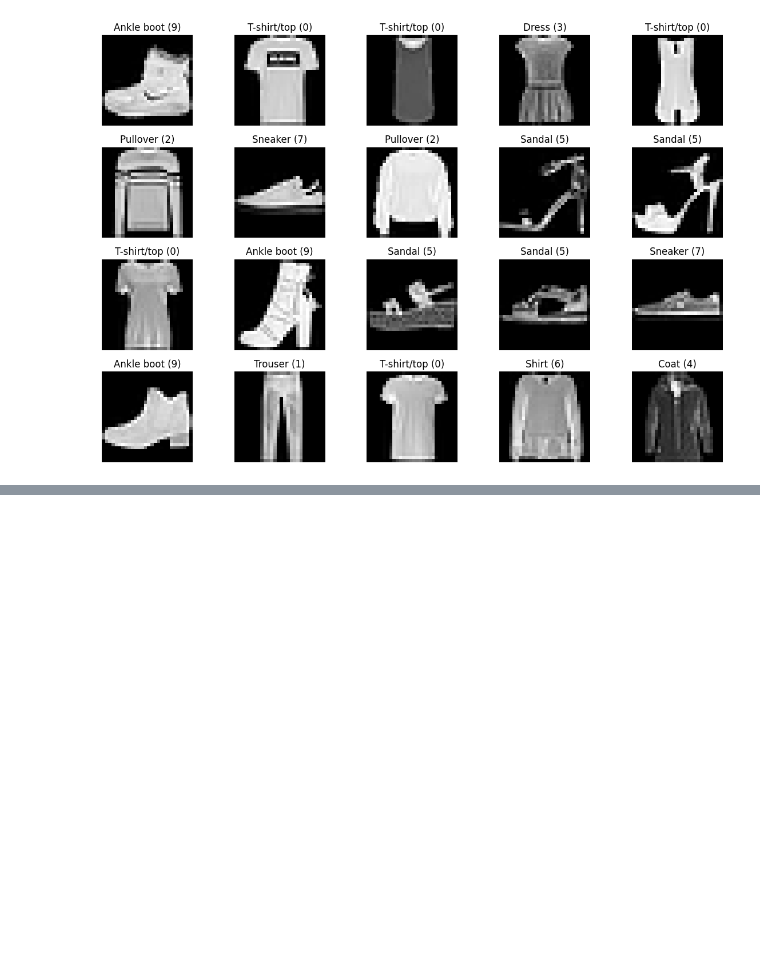
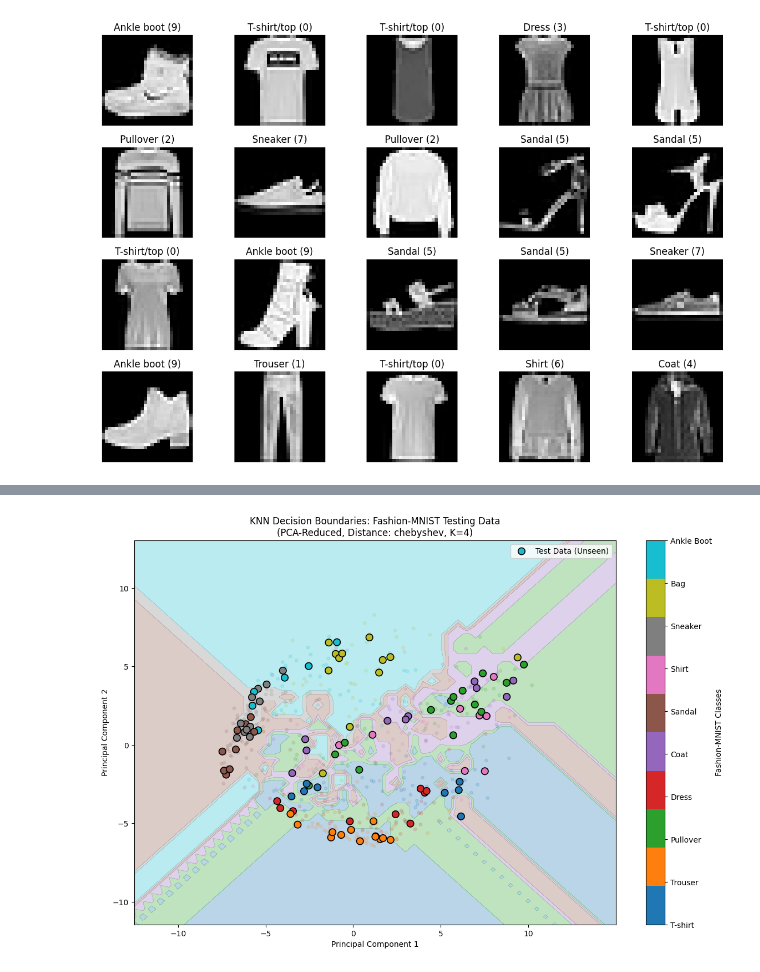
Before and after one commit to p-retrover/basic_machine_learning, a Jupyter notebook: KNN_from_scratch/knn.ipynb, the cells around one changed output, grey strips where cells are left out. Cells and saved outputs as stored; diff of their text form; code cells hidden in the pictures; blank space fills up the shorter version.

```diff
--- a/KNN_from_scratch/knn.ipynb
+++ b/KNN_from_scratch/knn.ipynb
@@ -136,0 +199,44 @@ Number of misclassified samples: 196
+# %%
+# 1. Transform a subset of Test Data using the SAME PCA object
+test_subset_size = 100
+X_test_subset = X_test[:test_subset_size]
+y_test_subset = y_test[:test_subset_size]
+X_test_pca = pca.transform(X_test_subset) # Important: use transform(), not fit_transform()
+
+# 2. Plotting
+# %%
+plt.figure(figsize=(14, 9))
+
+# 1. Plot the decision regions
+# Decision Regions (Stay the same, generated from Training data)
+plt.contourf(xx, yy, Z, alpha=0.3, cmap='tab10')
+
+# 2. Plot Training data (Subtle dots)
+plt.scatter(X_pca[:, 0], X_pca[:, 1], c=y_subset,
+            alpha=0.15, s=15, cmap='tab10')
+
+# 3. Plot Test data (High-contrast circles with black edges)
+# We save this to 'sc' to act as the source for the colorbar
+sc = plt.scatter(X_test_pca[:, 0], X_test_pca[:, 1], c=y_test_subset,
+                marker='o', s=80, edgecolors='black', linewidths=1.2,
+                cmap='tab10', label='Test Data (Unseen)')
+
+# 4. Add the colorbar
+cbar = plt.colorbar(sc)
+cbar.set_label('Fashion-MNIST Classes')
+
+# Define the category names for your report
+class_names = ['T-shirt', 'Trouser', 'Pullover', 'Dress', 'Coat',
+               'Sandal', 'Shirt', 'Sneaker', 'Bag', 'Ankle Boot']
+
+# Set ticks to the middle of the color segments
+cbar.set_ticks(np.linspace(0, 9, 10))
+cbar.set_ticklabels(class_names)
+
+plt.title(f"KNN Decision Boundaries: Fashion-MNIST Testing Data\n(PCA-Reduced, Distance: {dist_metric}, K={k_value})")
+plt.xlabel("Principal Component 1")
+plt.ylabel("Principal Component 2")
+plt.legend(loc='upper right')
+plt.show()
+# %% [output]
+[figure, added]
```
Also changed, not shown: parts of 5 cells of this notebook, 7 other files.
